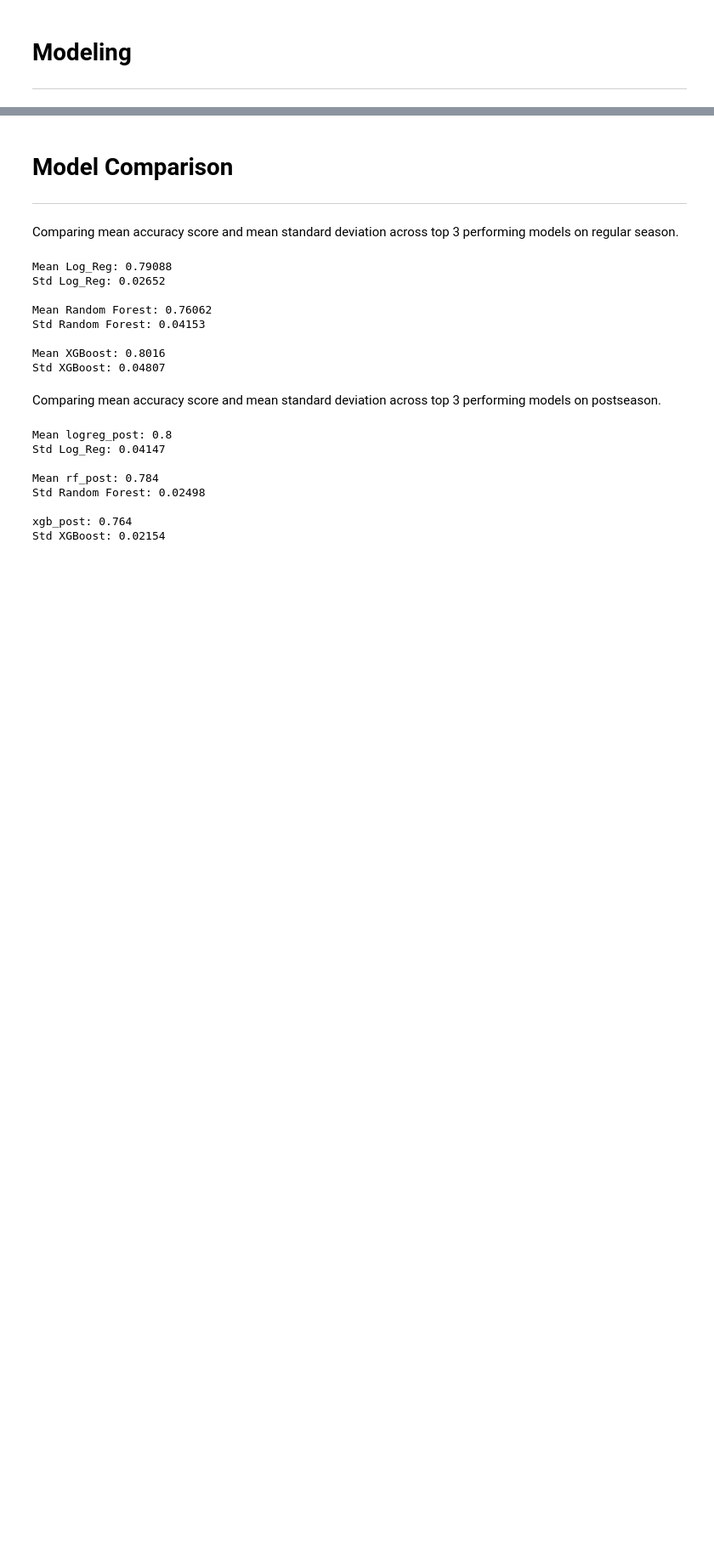
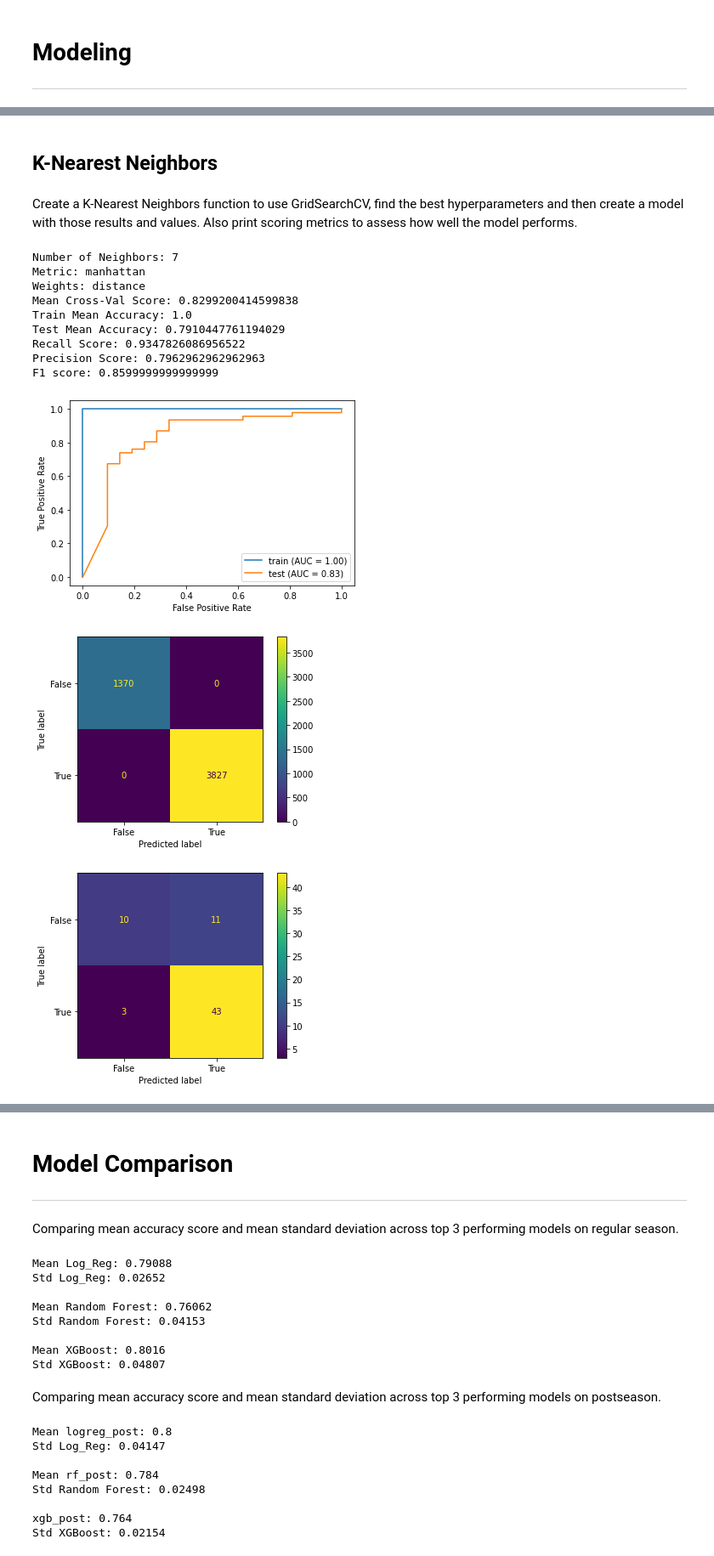
Before and after one commit to MatthewR1021/Machine-Learning-Madness, a Jupyter notebook: MAIN_Notebook.ipynb, the cells around one changed output, grey strips where cells are left out. Shown: that part at 85% size. Drawn from its saved outputs; the diff is of its cells as text; code cells hidden in the pictures; blank space fills up the shorter version.

```diff
--- a/MAIN_Notebook.ipynb
+++ b/MAIN_Notebook.ipynb
@@ -407,8 +413,8 @@ We want to take an exhaustive approach and try whatever we can to get the most a
 # %%
-df = pd.read_csv('data/regularseason17.csv').drop('Unnamed: 0', axis = 1)
+df = pd.read_csv('data/regularseason18.csv').drop('Unnamed: 0', axis = 1)
 df = pd.get_dummies(df, columns=['w_loc'], drop_first=True)
 
-df2 = pd.read_csv('data/postseason17.csv').drop(['Unnamed: 0','w_loc'], axis = 1)
+df2 = pd.read_csv('data/postseason18.csv').drop(['Unnamed: 0','w_loc'], axis = 1)
 df2['w_loc_H'] = 0
 df2['w_loc_N'] = 1
 # %%
@@ -523,0 +470,20 @@ F1 score: 0.8085106382978723
+# %% [markdown]
+## K-Nearest Neighbors
+# %% [markdown]
+Create a K-Nearest Neighbors function to use GridSearchCV, find the best hyperparameters and then create a model with those results and values. Also print scoring metrics to assess how well the model performs.
+# %%
+# Call our knn function on data
+knn(X_train_scaled, X_test_scaled, y_train, y_test)
+# %% [output]
+Number of Neighbors: 7
+Metric: manhattan
+Weights: distance
+Mean Cross-Val Score: 0.8299200414599838
+Train Mean Accuracy: 1.0
+Test Mean Accuracy: 0.7910447761194029
+Recall Score: 0.9347826086956522
+Precision Score: 0.7962962962962963
+F1 score: 0.8599999999999999
+[figure, added]
+[figure, added]
+[figure, added]
```
Also changed, not shown: parts of 42 cells of this notebook.
